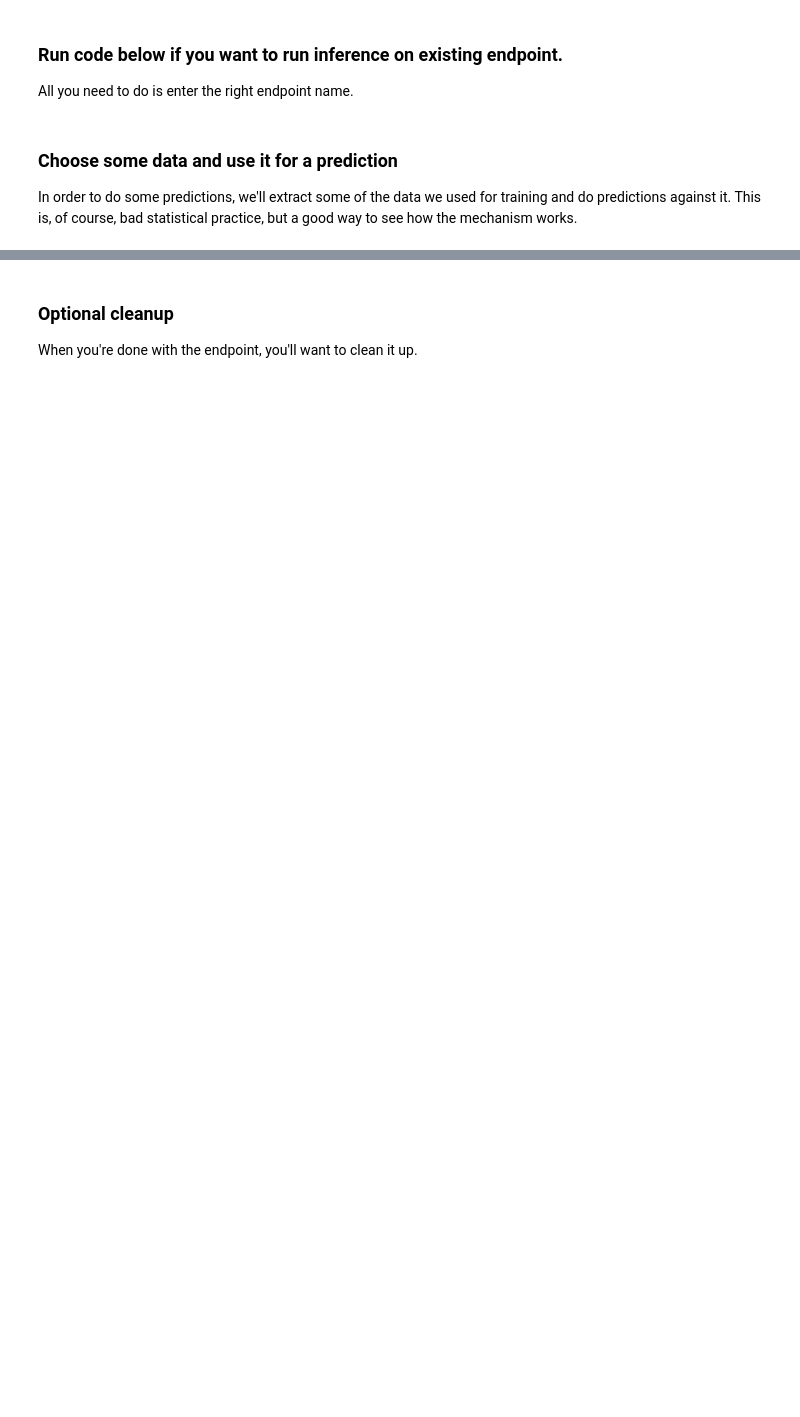
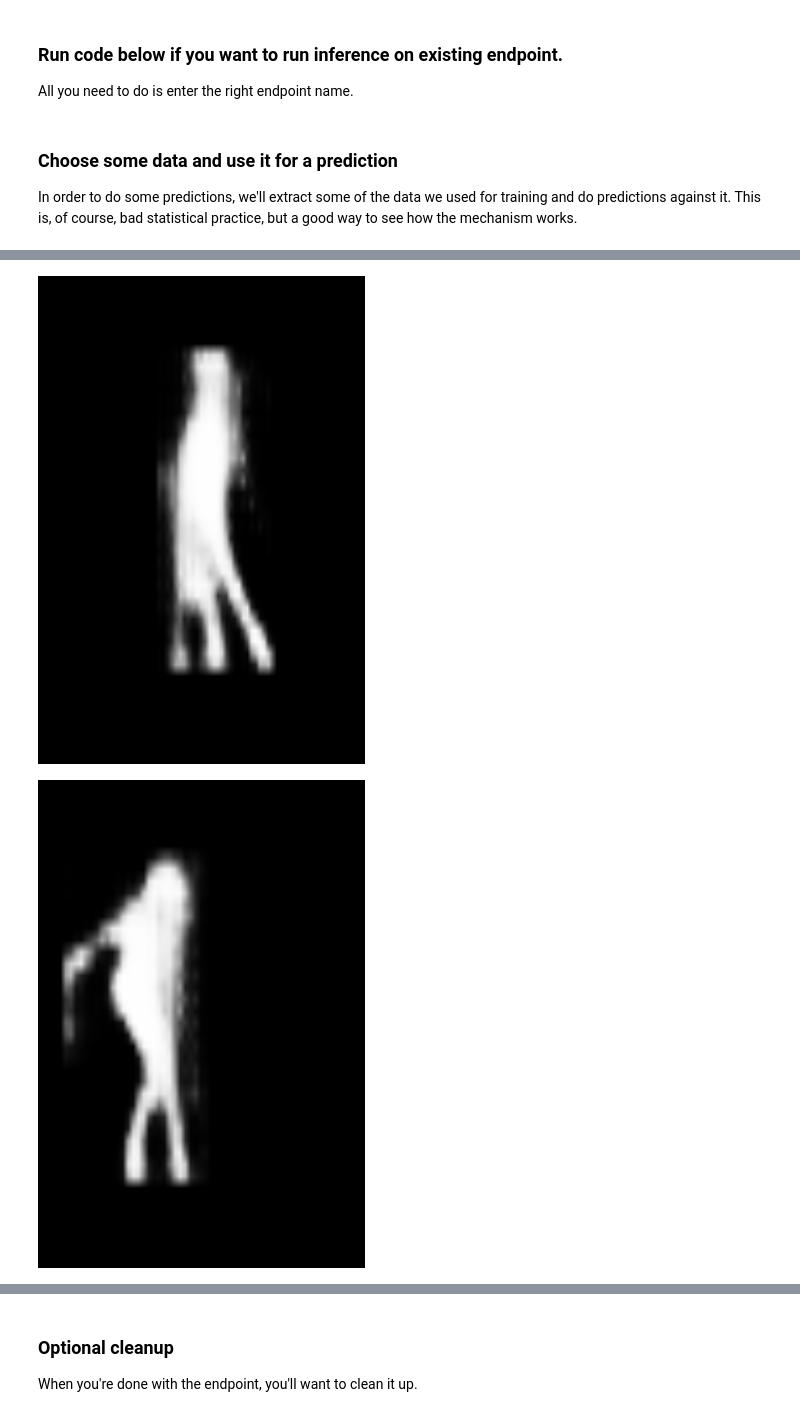
Before and after one commit to StoliRocks/mask-r-cnn-sagemaker, a Jupyter notebook: MaskRCNN_bring_your_own.ipynb, the cells around one changed output, grey strips where cells are left out. Cells and saved outputs as stored; diff of their text form; code cells hidden in the pictures; blank space fills up the shorter version.

```diff
--- a/MaskRCNN_bring_your_own.ipynb
+++ b/MaskRCNN_bring_your_own.ipynb
@@ -286,5 +312,5 @@ unzip PennFudanPed.zip
 # %%
-data_location = "s3://{}/{}".format(bucket, prefix)
+data_location = "s3://{}/{}".format(bucket, prefix_input)
 # %% [markdown]
 ## Create an estimator and fit the model
 
@@ -305,7 +331,7 @@ image = '{}.dkr.ecr.{}.amazonaws.com/mask-r-cnn:latest'.format(account, region)
 
 maskrcnn = sage.estimator.Estimator(image,
                        role, 1, 'ml.p2.xlarge',
-                       output_path="s3://{}/output".format(sess.default_bucket()),
+                       output_path="s3://{}/{}".format(sess.default_bucket(), prefix_output),
                        sagemaker_session=sess)
 
 maskrcnn.set_hyperparameters(num_epochs = 1,
@@ -321,5 +365,5 @@ You can use a trained model to get real time predictions using HTTP endpoint. Fo
 Deploying the model to SageMaker hosting just requires a `deploy` call on the fitted model. This call takes an instance count, instance type, and optionally serializer and deserializer functions. These are used when the resulting predictor is created on the endpoint.
 # %%
 #from sagemaker.predictor import csv_serializer
-predictor = maskrcnn.deploy(1, 'ml.c4.xlarge', endpoint_name='mask-r-cnn-2019-10-12-06-23-29-659')#,update_endpoint=True)
+predictor = maskrcnn.deploy(1, 'ml.c4.xlarge', endpoint_name='mask-r-cnn-2019-10-12-06-23-29-664')#,update_endpoint=True)
 #ml.p2.xlarge
@@ -346,10 +398,14 @@ img = np.array(img)# if want to pass as np array. This is optional.
 # %%
 import json
-a = img.tolist()
-b = json.dumps(a)
+payload = json.dumps(img.tolist())
 # %%
 result = predictor.predict(b)
 # %%
 prediction = json.loads(result)
 # %%
-Image.fromarray(np.uint8(np.asarray(prediction[0][0])*255))
+for i in range(len(prediction)):
+    x = Image.fromarray(np.uint8(np.asarray(prediction[i][0])*255))
+    display(x)
+# %% [output]
+[figure, added]
+[figure, added]
```
Also changed, not shown: parts of 9 cells of this notebook, 2 other files.
